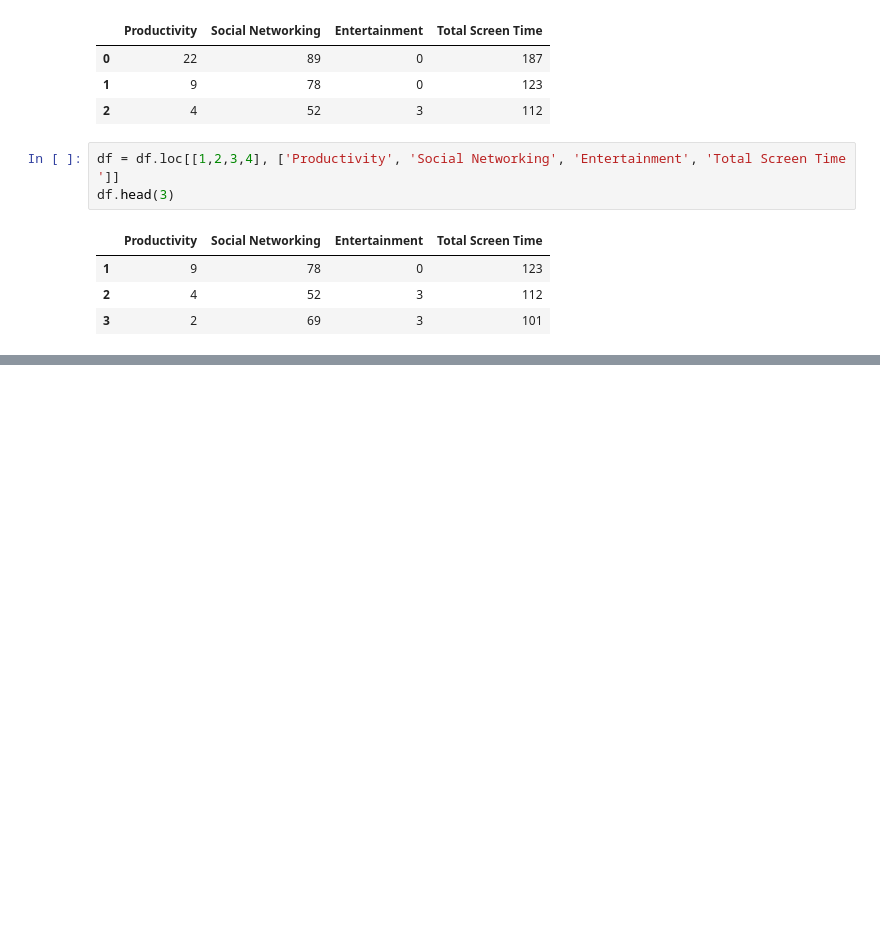
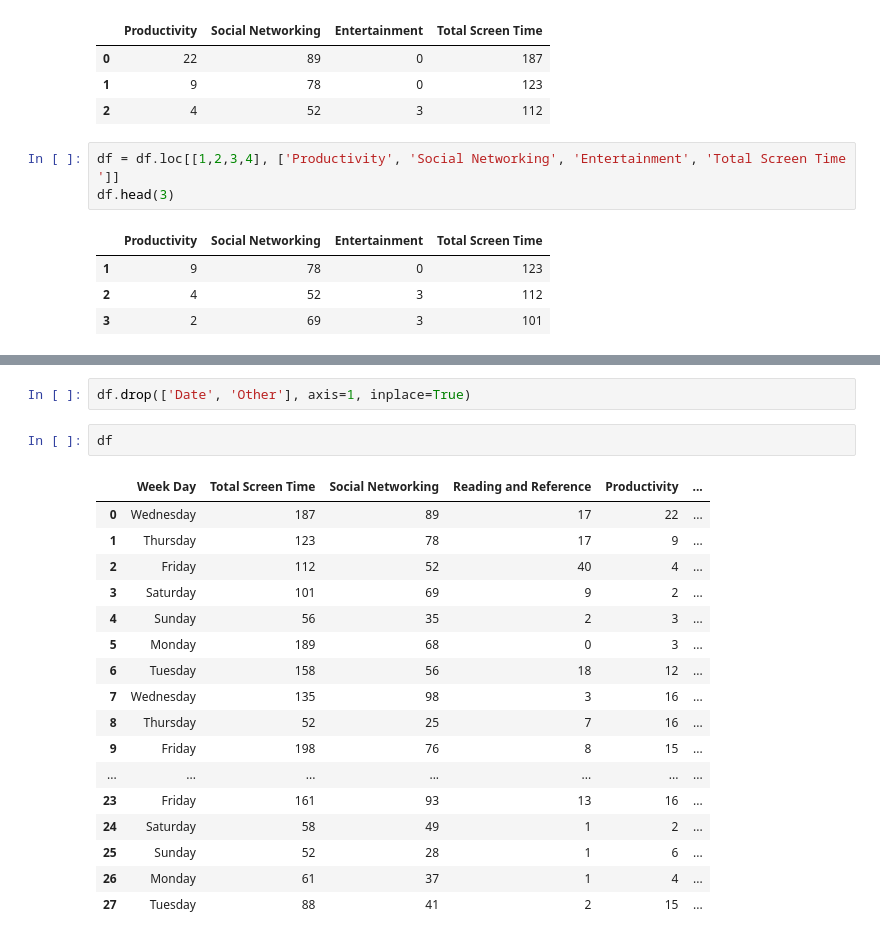
Before and after one commit to raaakibul/ML-course, a Jupyter notebook: Pandas/conditions.ipynb, the cells around one changed output, grey strips where cells are left out. Drawn from its saved outputs; the diff is of its cells as text; blank space fills up the shorter version.

```diff
--- a/Pandas/conditions.ipynb
+++ b/Pandas/conditions.ipynb
@@ -286,0 +371,22 @@ df.head(3)
+# %%
+df.drop(['Date', 'Other'], axis=1, inplace=True)
+# %%
+df
+# %% [output]
+|  | Week Day | Total Screen Time | Social Networking | Reading and Reference | Productivity | ... |
+| 0 | Wednesday | 187 | 89 | 17 | 22 | ... |
+| 1 | Thursday | 123 | 78 | 17 | 9 | ... |
+| 2 | Friday | 112 | 52 | 40 | 4 | ... |
+| 3 | Saturday | 101 | 69 | 9 | 2 | ... |
+| 4 | Sunday | 56 | 35 | 2 | 3 | ... |
+| 5 | Monday | 189 | 68 | 0 | 3 | ... |
+| 6 | Tuesday | 158 | 56 | 18 | 12 | ... |
+| 7 | Wednesday | 135 | 98 | 3 | 16 | ... |
+| 8 | Thursday | 52 | 25 | 7 | 16 | ... |
+| 9 | Friday | 198 | 76 | 8 | 15 | ... |
+| ... | ... | ... | ... | ... | ... | ... |
+| 23 | Friday | 161 | 93 | 13 | 16 | ... |
+| 24 | Saturday | 58 | 49 | 1 | 2 | ... |
+| 25 | Sunday | 52 | 28 | 1 | 6 | ... |
+| 26 | Monday | 61 | 37 | 1 | 4 | ... |
+| 27 | Tuesday | 88 | 41 | 2 | 15 | ... |
```
Also changed, not shown: parts of 7 cells of this notebook.
